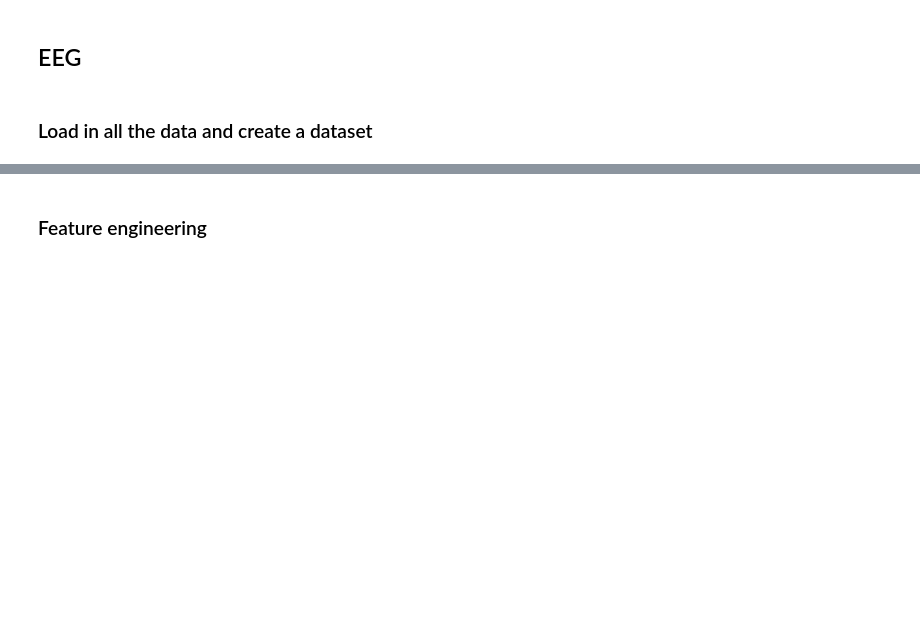
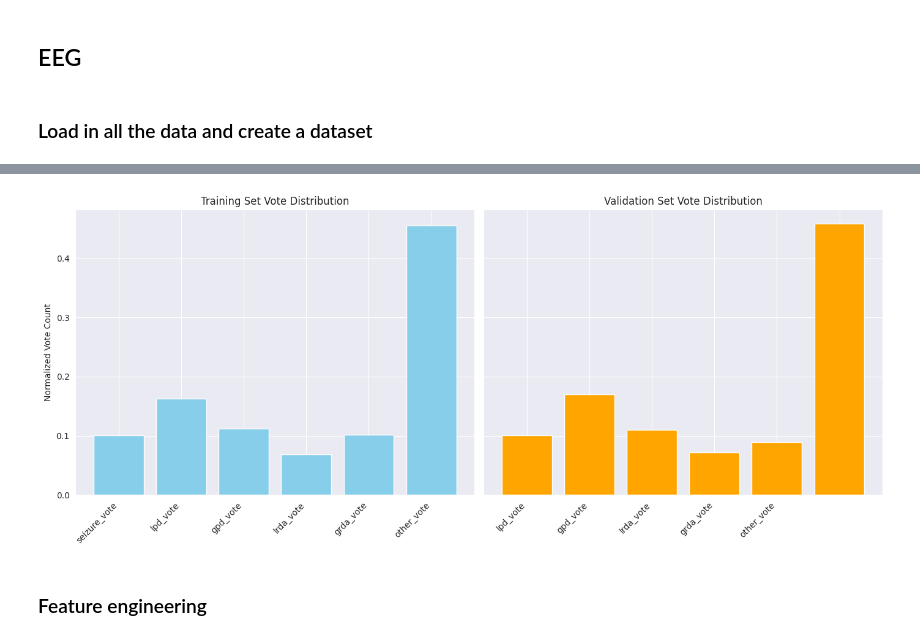
Before and after one commit to TeamEpochGithub/iv-q3-harmful-brain-activity, a Jupyter notebook: notebooks/feature_engineering/try_handcrafted_features.ipynb, the cells around one changed output, grey strips where cells are left out. Cells and saved outputs as stored; diff of their text form; code cells hidden in the pictures; blank space fills up the shorter version.

```diff
--- a/notebooks/feature_engineering/try_handcrafted_features.ipynb
+++ b/notebooks/feature_engineering/try_handcrafted_features.ipynb
@@ -56,3 +61,8 @@ else:
+# %%
+from src.utils.visualize_vote_distribution import visualize_vote_distribution
+visualize_vote_distribution(y, train_dataset.indices, test_dataset.indices)
+# %% [output]
+[figure, added]
 # %% [markdown]
 ### Feature engineering
 # %%
```
Also changed, not shown: parts of 9 cells of this notebook, 1 other file.
